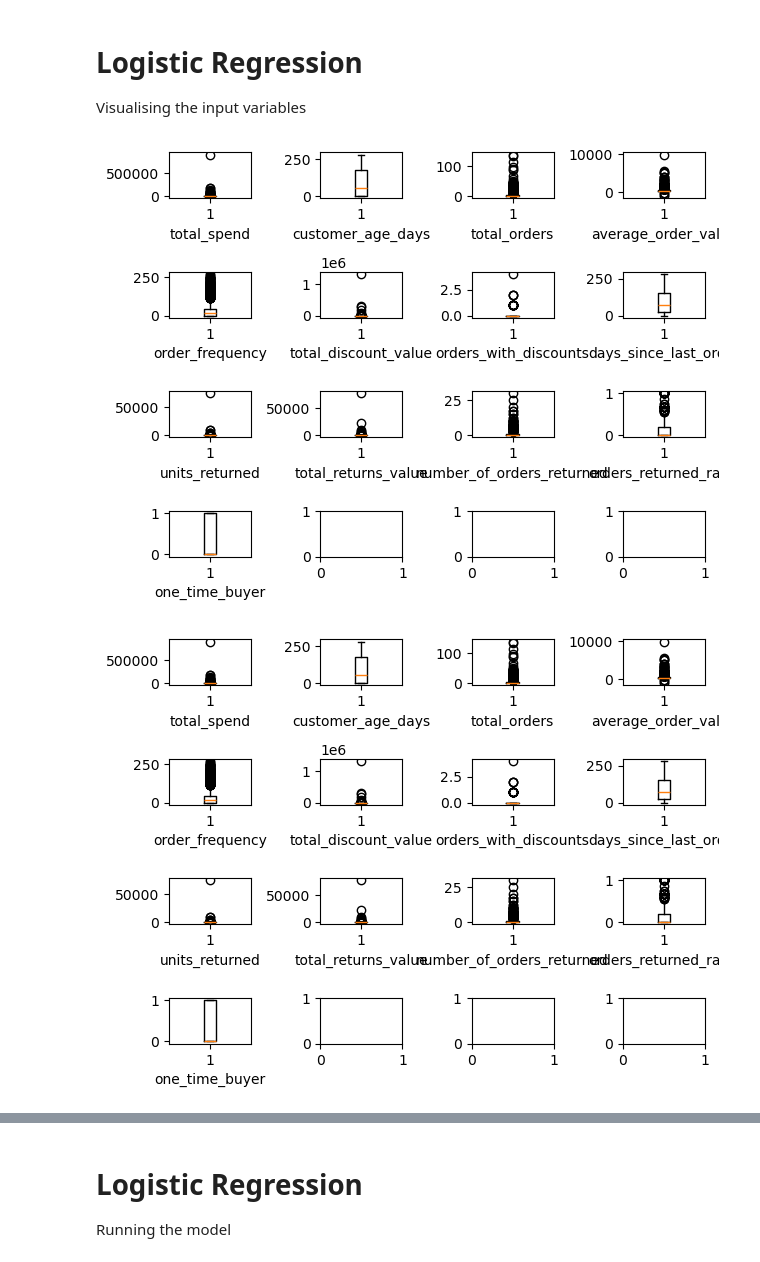
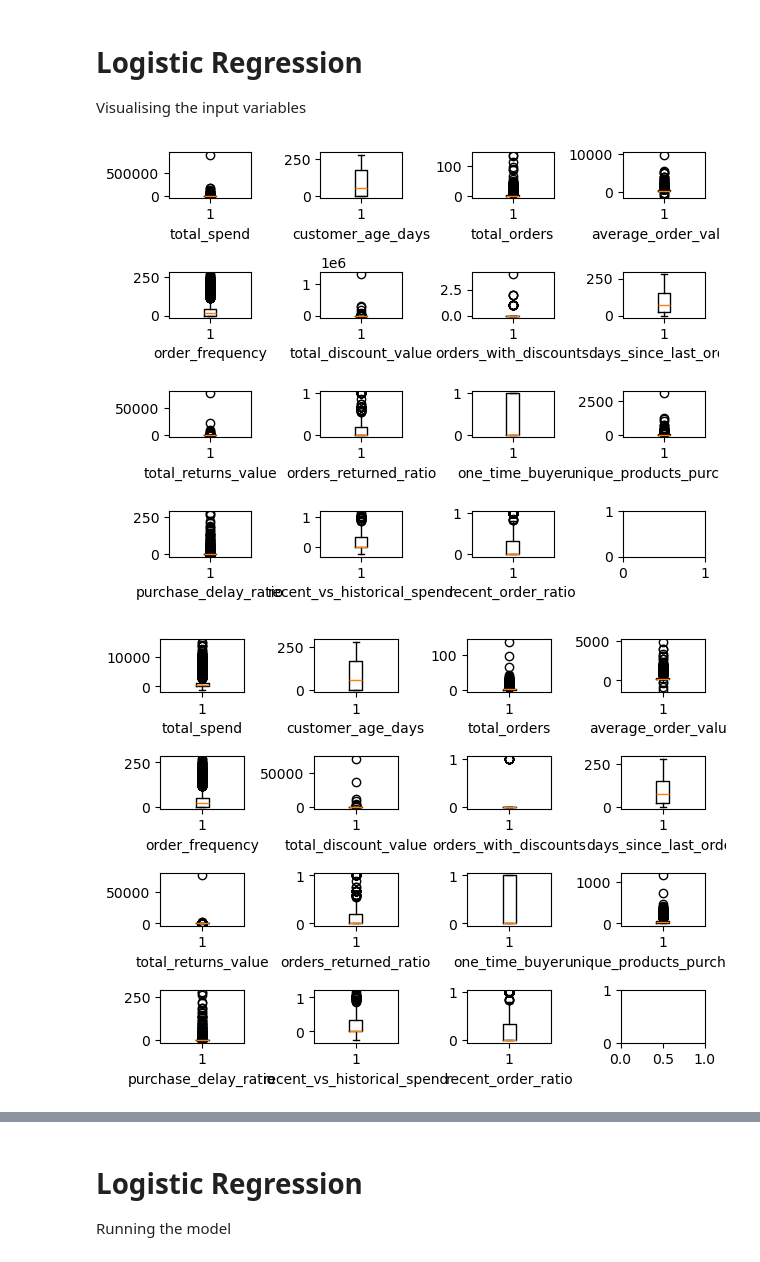
Before and after one commit to Joebrook-123/Online-Retail-Customer-Churn, a Jupyter notebook: Data Processing.ipynb, the cells around one changed output, grey strips where cells are left out. Saved outputs shown, nothing was run; the diff lists cells and outputs as text; code cells hidden in the pictures.

Commit message:
included snapshots into data

```diff
--- a/Data Processing.ipynb
+++ b/Data Processing.ipynb
@@ -38,6 +38,7 @@ df = duckdb.sql(
     """
     WITH main_unfiltered AS(
         SELECT
+            Country                                                                                 AS country,
             Description                                                                             AS description,
             Quantity                                                                                AS quantity,
             CAST(STRPTIME(InvoiceDate, '%m/%d/%Y %H:%M') AS DATE)                                   AS invoice_date,
@@ -113,6 +114,21 @@ df = duckdb.sql(
 
     ),
 
+    recent AS (
+        SELECT
+            a.customer_id,
+            SUM(a.quantity * a.unit_price)  AS "recent_spend",
+            COUNT(DISTINCT  a.invoice_number) AS "recent_orders"
+        FROM
+            main a
+        CROSS JOIN
+            max_invoice_date b
+        WHERE
+            a.invoice_date >= DATE_ADD(b.max_date, INTERVAL '-60 DAY') -- Filter to last 60 days of data
+        GROUP BY
+            customer_id
+    ),
+
     target_variable AS (
         SELECT DISTINCT
             customer_id,
@@ -126,6 +142,7 @@ df = duckdb.sql(
     final AS (
         SELECT
             a.customer_id,
+            COUNT(DISTINCT a.description)                                               AS unique_products_purchased,
             SUM(a.quantity * a.unit_price)                                              AS total_spend,
             MAX(b.customer_lifespan_days)                                               AS customer_age_days,
             MAX(b.life_time_orders)                                                     AS total_orders,
@@ -139,6 +156,8 @@ df = duckdb.sql(
             MAX(IFNULL(f.number_of_orders_returned ,0))                                 AS number_of_orders_returned,
             IFNULL(MAX(f.number_of_orders_returned) ,0) / MAX(b.life_time_orders)       AS orders_returned_ratio,
             CASE WHEN MAX(b.life_time_orders) <= 1 THEN 1 ELSE 0 END                    AS one_time_buyer,
+            MAX(g.recent_spend) / (SUM(a.quantity * a.unit_price))                       AS recent_vs_historical_spend,
+            MAX(g.recent_orders) / MAX(b.life_time_orders)                              AS recent_order_ratio,
             MAX(IFNULL(d.customer_churned, 1))                                          AS customer_churned
         FROM
             main a
@@ -152,6 +171,8 @@ df = duckdb.sql(
             max_invoice_date e
         LEFT JOIN
             returns f USING (customer_id)
+        LEFT JOIN
+            recent g USING(customer_id)
         GROUP BY
             customer_id
     )
@@ -180,13 +201,16 @@ df
 Visualising the input variables
 # %%
 # Investigating & Cleaning Outliers
+df['purchase_delay_ratio'] = df['days_since_last_order'] / df['order_frequency']
 
 features = ['total_spend', 'customer_age_days', 'total_orders',
             'average_order_value', 'order_frequency', 'total_discount_value',
-            'orders_with_discounts', 'days_since_last_order', 'units_returned',
-            'total_returns_value', 'number_of_orders_returned', 'orders_returned_ratio',
-            'one_time_buyer']
+            'orders_with_discounts', 'days_since_last_order', 'total_returns_value',
+            'orders_returned_ratio', 'one_time_buyer', 'unique_products_purchased',
+            'purchase_delay_ratio', 'recent_vs_historical_spend','recent_order_ratio']
 
+# Set infinite or null values to 0
+df.replace([np.inf, -np.inf], np.nan, inplace=True)
 df[features] = df[features].fillna(0)
 
 
@@ -205,13 +229,13 @@ def boxplots(df, features):
 
 boxplots(df, features)
 # %% [output]
-[figure, old version]
+[figure, new version]
 # %%
 # Remove extreme outliers
 df_clean = df[df['total_spend'] < df['total_spend'].quantile(0.99)]
-boxplots(df, features)
+boxplots(df_clean, features)
 # %% [output]
-[figure, old version]
+[figure, new version]
 # %%
 # Split data into train and test
 from sklearn.model_selection import train_test_split
```
Also changed, not shown: parts of 9 cells of this notebook, 2 other files.
